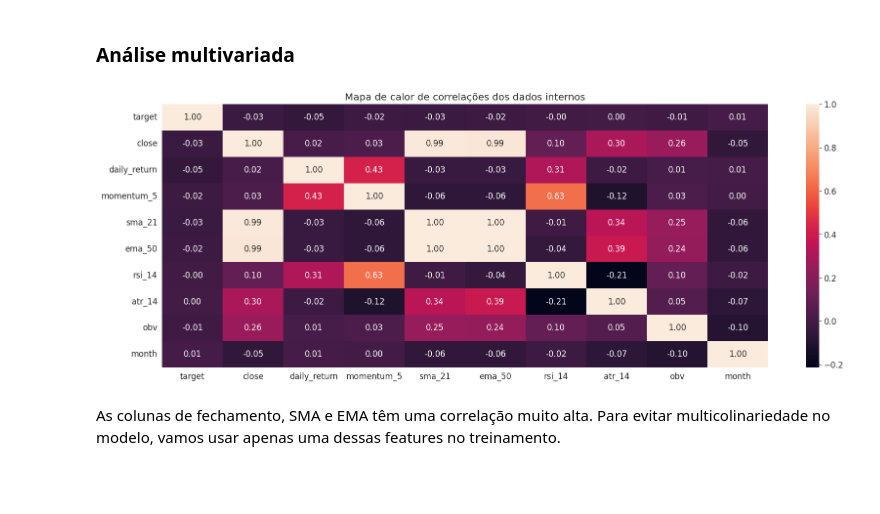
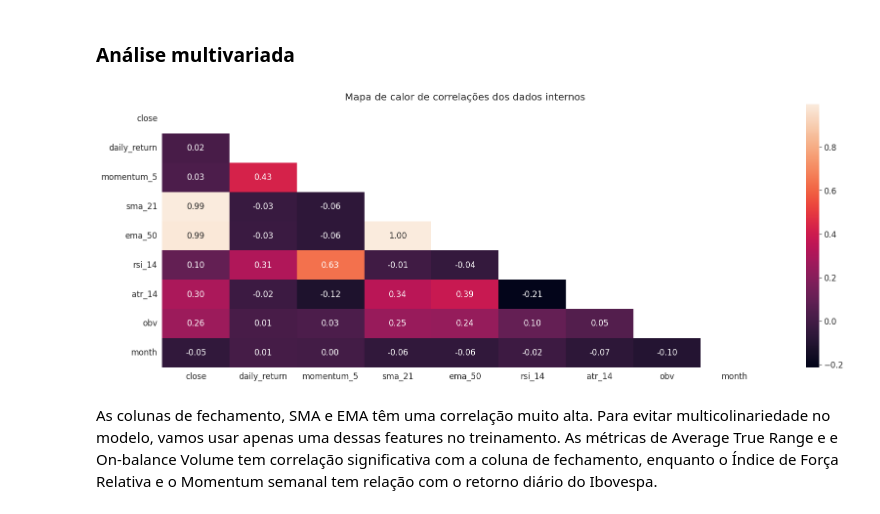
Before and after one commit to JacksonvBarbosa/Analise_Indice_Ibovespa, a Jupyter notebook: notebooks/02-exploratory-data-analysis-notebook.ipynb, the cells around one changed output. Saved outputs shown, nothing was run; the diff lists cells and outputs as text; code cells hidden in the pictures; blank space fills up the shorter version.

```diff
--- a/notebooks/02-exploratory-data-analysis-notebook.ipynb
+++ b/notebooks/02-exploratory-data-analysis-notebook.ipynb
@@ -317,13 +321,17 @@ Melhor não usar o volume ou as features baseadas no volume devido a essa mudan
 ### Análise multivariada
 # %%
 # mapa de calor de correlação das variáveis
-columns_corr = ['target', 'close', 'daily_return', 'momentum_5', 'sma_21', 'ema_50', 'rsi_14', 'atr_14', 'obv', 'month']
-corr = df[columns_corr].corr(numeric_only=True)
+columns_corr1 = ['close', 'daily_return', 'momentum_5', 'sma_21', 'ema_50', 'rsi_14', 'atr_14', 'obv', 'month']
+corr = df[columns_corr1].corr(numeric_only=True)
 
-sns.heatmap(corr, annot=True, fmt='.2f')
+mask = np.zeros_like(corr, dtype=bool)
+mask[np.triu_indices_from(mask)] = True
+
+sns.heatmap(corr, mask=mask, annot=True, fmt='.2f')
 plt.title('Mapa de calor de correlações dos dados internos')
+plt.grid(False)
 plt.show()
 # %% [output]
-[figure, old version]
+[figure, new version]
 # %% [markdown]
-As colunas de fechamento, SMA e EMA têm uma correlação muito alta. Para evitar multicolinariedade no modelo, vamos usar apenas uma dessas features no treinamento.
+As colunas de fechamento, SMA e EMA têm uma correlação muito alta. Para evitar multicolinariedade no modelo, vamos usar apenas uma dessas features no treinamento. As métricas de Average True Range e e On-balance Volume tem correlação significativa com a coluna de fechamento, enquanto o Índice de Força Relativa e o Momentum semanal tem relação com o retorno diário do Ibovespa.
```
Also changed, not shown: parts of 26 cells of this notebook, 7 other files.
